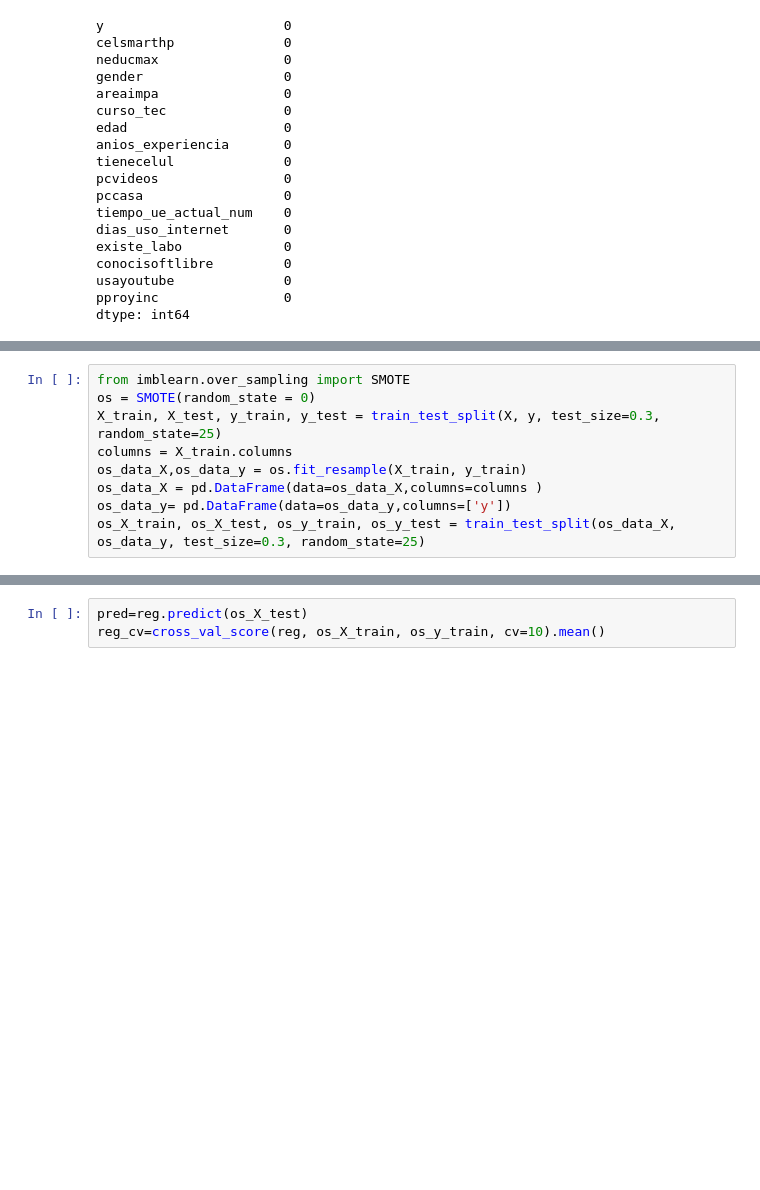
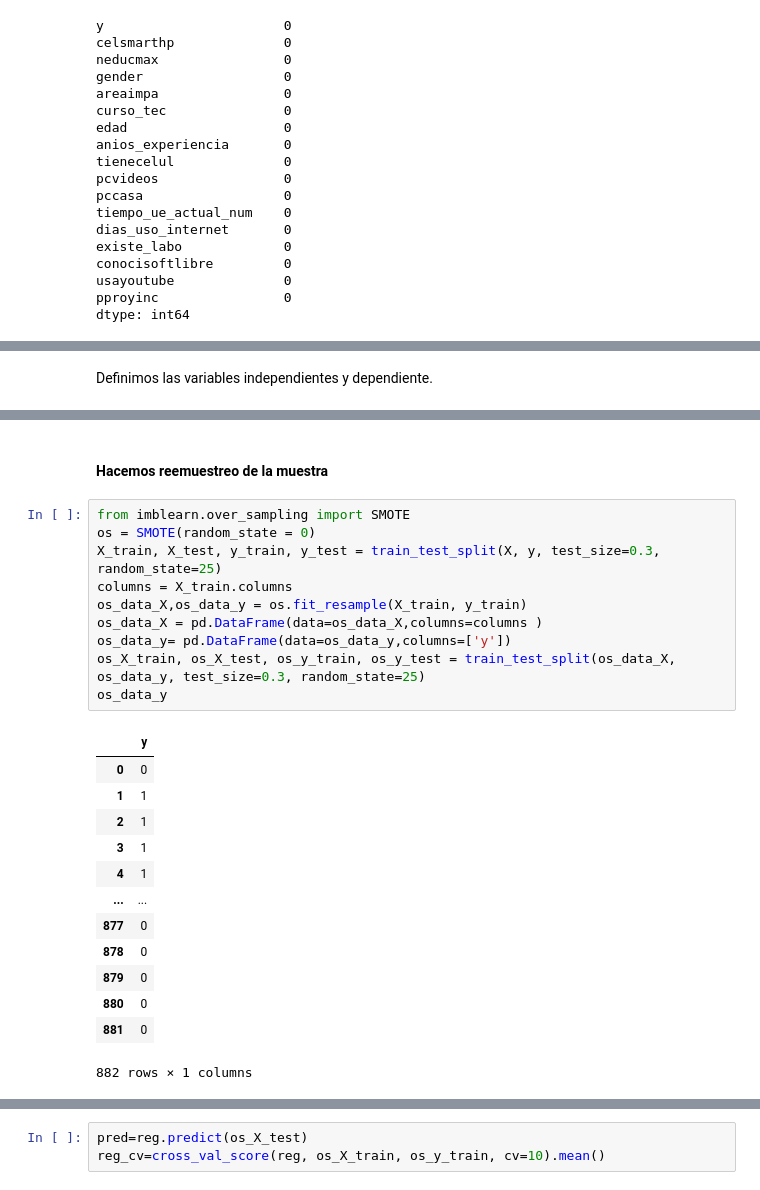
Before and after one commit to ifmm87/mineria-datos, a Jupyter notebook: notebooks/Model_Regresion_logistica_profesores.ipynb, the cells around one changed output, grey strips where cells are left out. Cells and saved outputs as stored; diff of their text form; blank space fills up the shorter version.

```diff
--- a/notebooks/Model_Regresion_logistica_profesores.ipynb
+++ b/notebooks/Model_Regresion_logistica_profesores.ipynb
@@ -167,6 +244,8 @@ See the caveats in the documentation: https://pandas.pydata.org/pandas-docs/stab
 | 2 | 1 | 1 | 0 | 1 | 1 | 54 | 20 | 0 | 1 | ... |
 | 3 | 1 | 2 | 0 | 1 | 1 | 54 | 26 | 1 | 1 | ... |
 | 4 | 1 | 2 | 1 | 0 | 1 | 34 | 10 | 1 | 1 | ... |
+# %% [markdown]
+Definimos las variables independientes y dependiente.
 # %%
 X=df1[df1.columns[:-1]]
 y=df1['y']
@@ -178,15 +257,32 @@ X.head()
 | 2 | 1 | 1 | 0 | 1 | 1 | 54 | 20 | 0 | 1 | ... |
 | 3 | 1 | 2 | 0 | 1 | 1 | 54 | 26 | 1 | 1 | ... |
 | 4 | 1 | 2 | 1 | 0 | 1 | 34 | 10 | 1 | 1 | ... |
+# %% [markdown]
+#### Hacemos reemuestreo de la muestra
 # %%
 from imblearn.over_sampling import SMOTE
 os = SMOTE(random_state = 0)
 X_train, X_test, y_train, y_test = train_test_split(X, y, test_size=0.3, random_state=25)
 columns = X_train.columns
 os_data_X,os_data_y = os.fit_resample(X_train, y_train)
 os_data_X = pd.DataFrame(data=os_data_X,columns=columns )
 os_data_y= pd.DataFrame(data=os_data_y,columns=['y'])
 os_X_train, os_X_test, os_y_train, os_y_test = train_test_split(os_data_X, os_data_y, test_size=0.3, random_state=25)
+os_data_y
+# %% [output]
+|  | y |
+| 0 | 0 |
+| 1 | 1 |
+| 2 | 1 |
+| 3 | 1 |
+| 4 | 1 |
+| ... | ... |
+| 877 | 0 |
+| 878 | 0 |
+| 879 | 0 |
+| 880 | 0 |
+| 881 | 0 |
+882 rows × 1 columns
 # %%
 #X_train.shape
 #print(X.shape)
```
Also changed, not shown: parts of 23 cells of this notebook, 1 other file.
